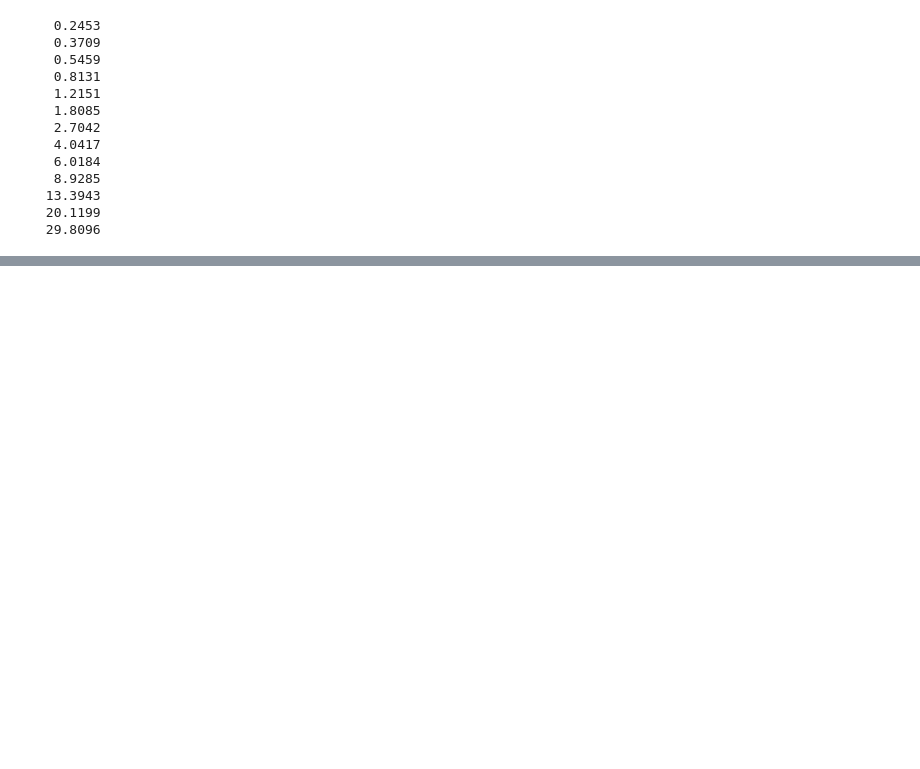
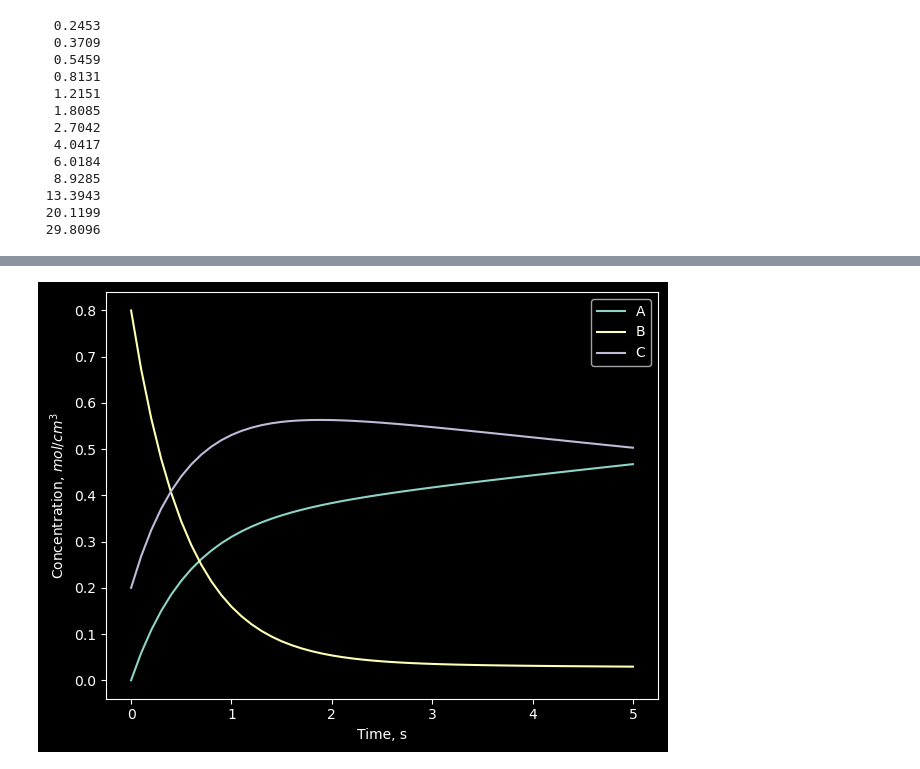
Before and after one commit to VChuzlov/SA, a Jupyter notebook: 2024/LB/LB-04-SciPi-Mpl/code/code.ipynb, the cells around one changed output, grey strips where cells are left out. Drawn from its saved outputs; the diff is of its cells as text; code cells hidden in the pictures; blank space fills up the shorter version.

```diff
--- a/2024/LB/LB-04-SciPi-Mpl/code/code.ipynb
+++ b/2024/LB/LB-04-SciPi-Mpl/code/code.ipynb
@@ -170,0 +285,41 @@ for p in p_cubic:
+# %%
+def kinetic(
+        t: float,
+        c0: np.ndarray,
+        k: np.ndarray
+) -> tuple[float, float, float]:
+    a, b, c = c0
+    k1, k2, k3 = k
+    dca_dt = k1 * b
+    dcb_dt = -k1 * b - k2 * b + k3 * c
+    dcc_dt = k2 * b - k3 * c
+    return dca_dt, dcb_dt, dcc_dt
+# %%
+t0, tf = 0, 5
+h = .1
+time = np.arange(t0, tf+h, h)
+c0 = np.array([.0, .8, .2])
+k = np.array([.8, .96, .1])
+# %%
+solution = solve_ivp(
+    fun=kinetic,
+    t_span=(t0, tf),
+    y0=c0,
+    dense_output=True,
+    args=(k,)
+)
+# %%
+conc_by_time = solution.sol(time)
+# %%
+fig, ax = plt.subplots()
+
+names = 'A', 'B', 'C'
+for comp, name in zip(conc_by_time, names):
+    ax.plot(time, comp, label=name)
+
+ax.set_xlabel('Time, s')
+ax.set_ylabel('Concentration, $mol/cm^3$')
+ax.legend()
+plt.tight_layout()
+# %% [output]
+[figure, added]
```
Also changed, not shown: parts of 10 cells of this notebook.
